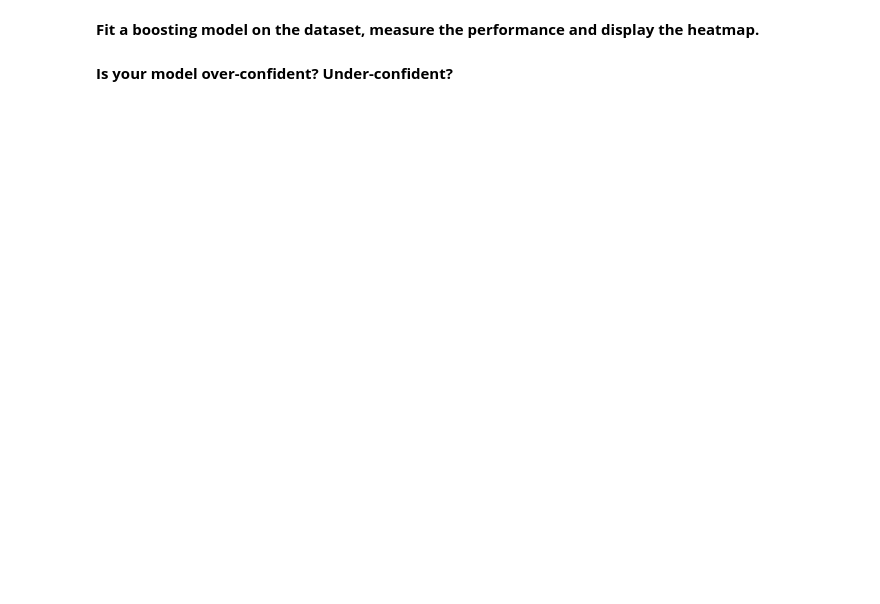
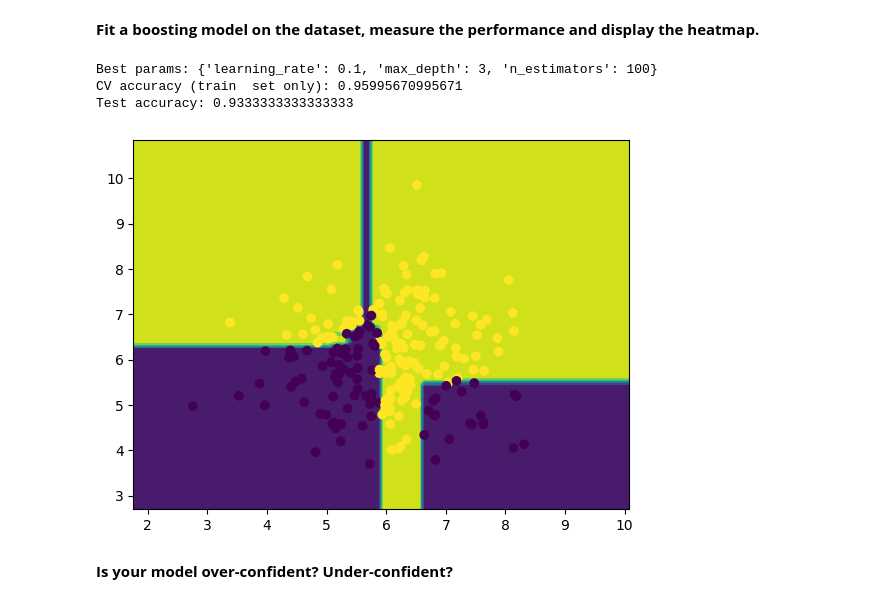
Before and after one commit to ans9868/mlclass2026, a Jupyter notebook: Labs/Lab 6 - Classifiers final edition.ipynb, the cells around one changed output. Saved outputs shown, nothing was run; the diff lists cells and outputs as text; code cells hidden in the pictures; blank space fills up the shorter version.

```diff
--- a/Labs/Lab 6 - Classifiers final edition.ipynb
+++ b/Labs/Lab 6 - Classifiers final edition.ipynb
@@ -34,4 +65,39 @@ Make sure your methodology is correct.
 # %% [markdown]
 **Fit a boosting model on the dataset, measure the performance and display the heatmap.**
+# %%
+from sklearn.model_selection import GridSearchCV
+from sklearn.ensemble import GradientBoostingClassifier
+from sklearn.metrics import accuracy_score
+
+param_grid = {
+    "n_estimators": [10, 50, 100, 200],
+   "learning_rate": [0.1, 0.05, 0.005, 0.0005],
+      "max_depth": [1, 2, 3, 6]
+}
+
+grid = GridSearchCV(GradientBoostingClassifier(random_state=0), param_grid, cv=7, scoring="accuracy", n_jobs=-1)
+
+grid.fit(X_train, y_train)
+
+boost_classifier = grid.best_estimator_
+print("Best params:", grid.best_params_)
+print(f"CV accuracy (train  set only): {grid.best_score_}")
+# oooh interesting so the one before got close too our very simple grid search
+
+print(f"Test accuracy: {accuracy_score(y_test, boost_classifier.predict(X_test))}")
+
+# ok lets make a heatmap here
+
+disp = DecisionBoundaryDisplay.from_estimator(boost_classifier, X,
+    response_method="predict_proba",
+)
+
+disp.ax_.scatter(X_train[:, 0], X_train[:, 1], c=y_train)
+plt.show()
+# %% [output]
+Best params: {'learning_rate': 0.1, 'max_depth': 3, 'n_estimators': 100}
+CV accuracy (train  set only): 0.95995670995671
+Test accuracy: 0.9333333333333333
+[figure, added]
 # %% [markdown]
 **Is your model over-confident? Under-confident?**
```
Also changed, not shown: parts of 6 cells of this notebook, 3 other files.
